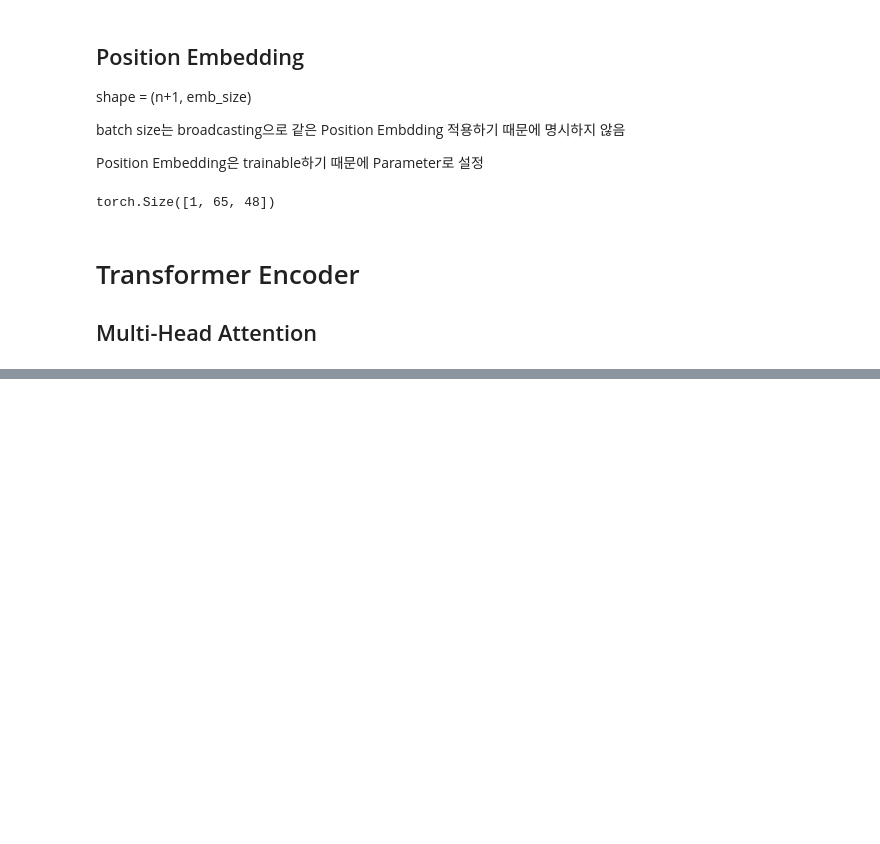
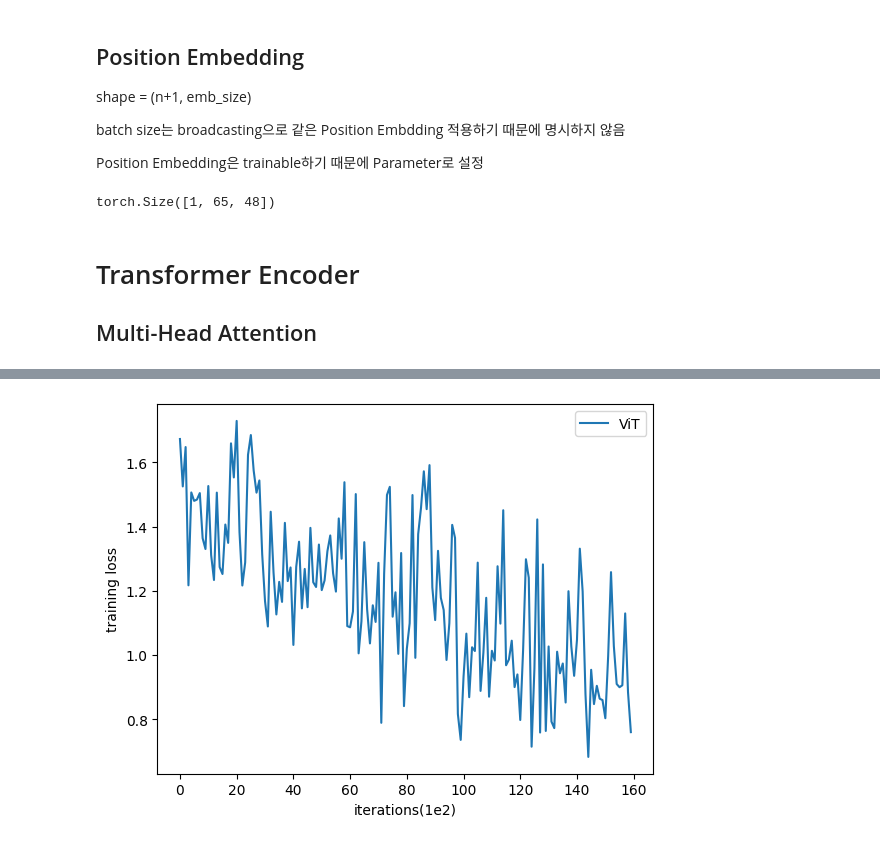
Before and after one commit to tlqwkrk4471/PytorchBasic, a Jupyter notebook: Implementing_ViT_in_Pytorch.ipynb, the cells around one changed output, grey strips where cells are left out. Drawn from its saved outputs; the diff is of its cells as text; code cells hidden in the pictures; blank space fills up the shorter version.

```diff
--- a/Implementing_ViT_in_Pytorch.ipynb
+++ b/Implementing_ViT_in_Pytorch.ipynb
@@ -177,0 +305,15 @@ class MultiHeadAttention(nn.Module):
+# %%
+class ViT(nn.Sequential):
+  def __init__(self,
+      in_channels: int = 3,
+      patch_size: int = 16,
+      emb_size: int = 48,
+      img_size: int = 32,
+      depth: int = 12,
+      n_classes: int = 10,
+      **kwargs):
+    super().__init__(
+      PatchEmbedding(in_channels, patch_size, emb_size, img_size),
+      TransformerEncoder(depth, emb_size=emb_size, **kwargs),
+      ClassificationHead(emb_size, n_classes)
+    )
@@ -177,0 +340,5 @@ class MultiHeadAttention(nn.Module):
+# %%
+learning_rate = 1e-3
+
+vit = ViT()
+optimizer = torch.optim.Adam(vit.parameters(), lr = learning_rate, betas = (0.9, 0.99))
@@ -177,0 +405,21 @@ class MultiHeadAttention(nn.Module):
+# %%
+training_log = train(vit, optimizer, loader_train, epochs = 10, verbose = False)
+# %%
+def plot_loss(loss, label) :
+  plt.xlabel('iterations(1e2)')
+  plt.ylabel('training loss')
+
+  plt.plot(loss, label = label)
+  plt.legend()
+
+def plot_acc(acc, label) :
+  plt.xlabel('epochs')
+  plt.ylabel('accuracy(test data)')
+
+  plt.plot(acc, label = label)
+  plt.legend()
+# %%
+loss_values = torch.tensor(training_log['loss']).cpu().numpy()
+plot_loss(loss_values, 'ViT')
+# %% [output]
+[figure, added]
```
Also changed, not shown: parts of 15 cells of this notebook.
